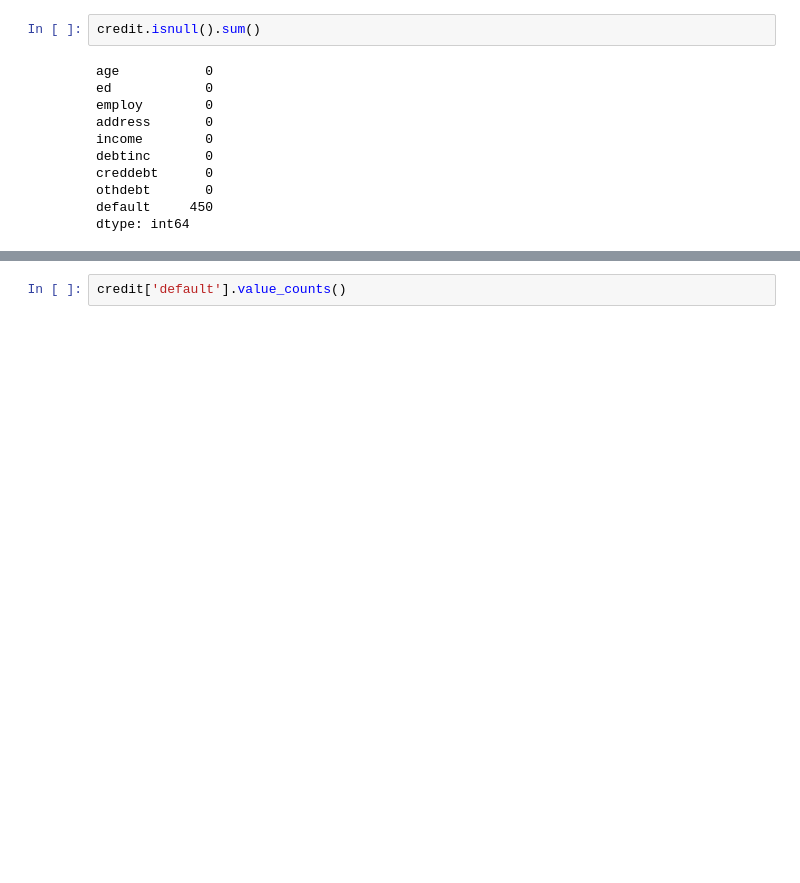
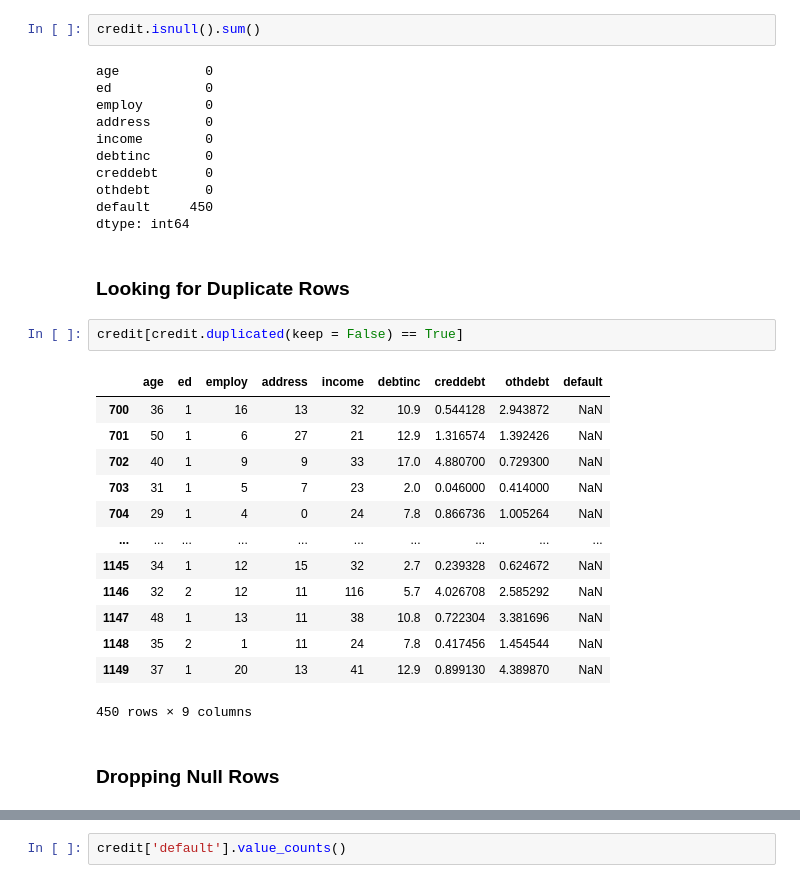
Before and after one commit to iswetha522/Credit-Risk-Analysis, a Jupyter notebook: credit_risk_analysis.ipynb, the cells around one changed output, grey strips where cells are left out. Drawn from its saved outputs; the diff is of its cells as text; blank space fills up the shorter version.

Commit message:
Wrting step-by-step documentation for the credit risk analysis notebook

```diff
--- a/credit_risk_analysis.ipynb
+++ b/credit_risk_analysis.ipynb
@@ -32,3 +86,23 @@ creddebt      0
 othdebt       0
 default     450
 dtype: int64
+# %% [markdown]
+### Looking for Duplicate Rows
+# %%
+credit[credit.duplicated(keep = False) == True]
+# %% [output]
+|  | age | ed | employ | address | income | debtinc | creddebt | othdebt | default |
+| 700 | 36 | 1 | 16 | 13 | 32 | 10.9 | 0.544128 | 2.943872 | NaN |
+| 701 | 50 | 1 | 6 | 27 | 21 | 12.9 | 1.316574 | 1.392426 | NaN |
+| 702 | 40 | 1 | 9 | 9 | 33 | 17.0 | 4.880700 | 0.729300 | NaN |
+| 703 | 31 | 1 | 5 | 7 | 23 | 2.0 | 0.046000 | 0.414000 | NaN |
+| 704 | 29 | 1 | 4 | 0 | 24 | 7.8 | 0.866736 | 1.005264 | NaN |
+| ... | ... | ... | ... | ... | ... | ... | ... | ... | ... |
+| 1145 | 34 | 1 | 12 | 15 | 32 | 2.7 | 0.239328 | 0.624672 | NaN |
+| 1146 | 32 | 2 | 12 | 11 | 116 | 5.7 | 4.026708 | 2.585292 | NaN |
+| 1147 | 48 | 1 | 13 | 11 | 38 | 10.8 | 0.722304 | 3.381696 | NaN |
+| 1148 | 35 | 2 | 1 | 11 | 24 | 7.8 | 0.417456 | 1.454544 | NaN |
+| 1149 | 37 | 1 | 20 | 13 | 41 | 12.9 | 0.899130 | 4.389870 | NaN |
+450 rows × 9 columns
+# %% [markdown]
+### Dropping Null Rows
```
Also changed, not shown: parts of 33 cells of this notebook.
